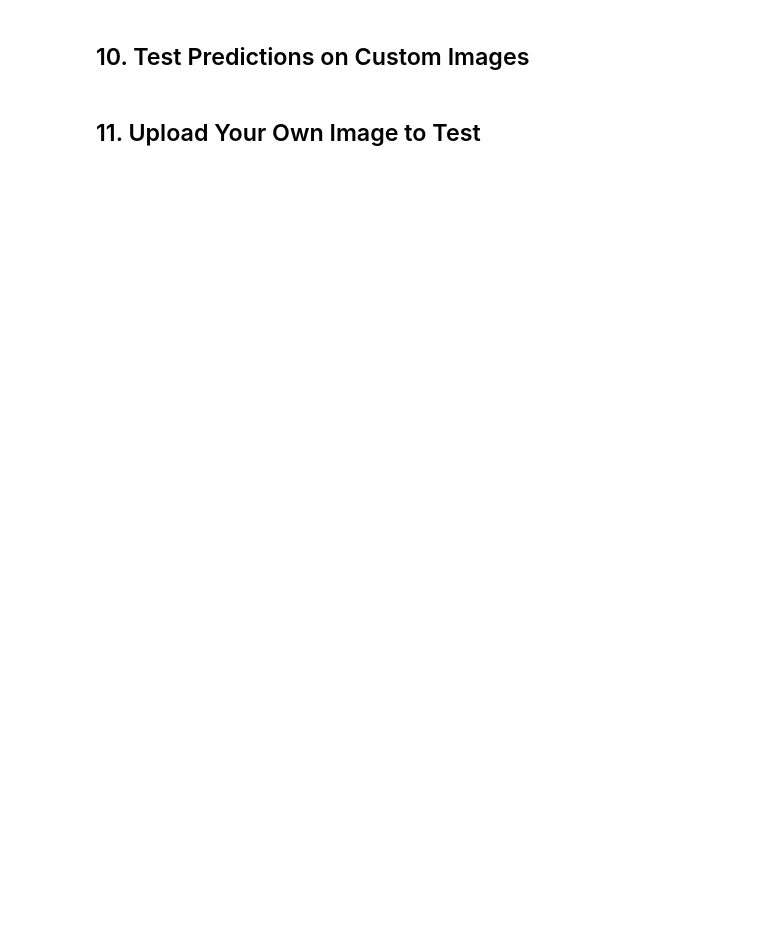
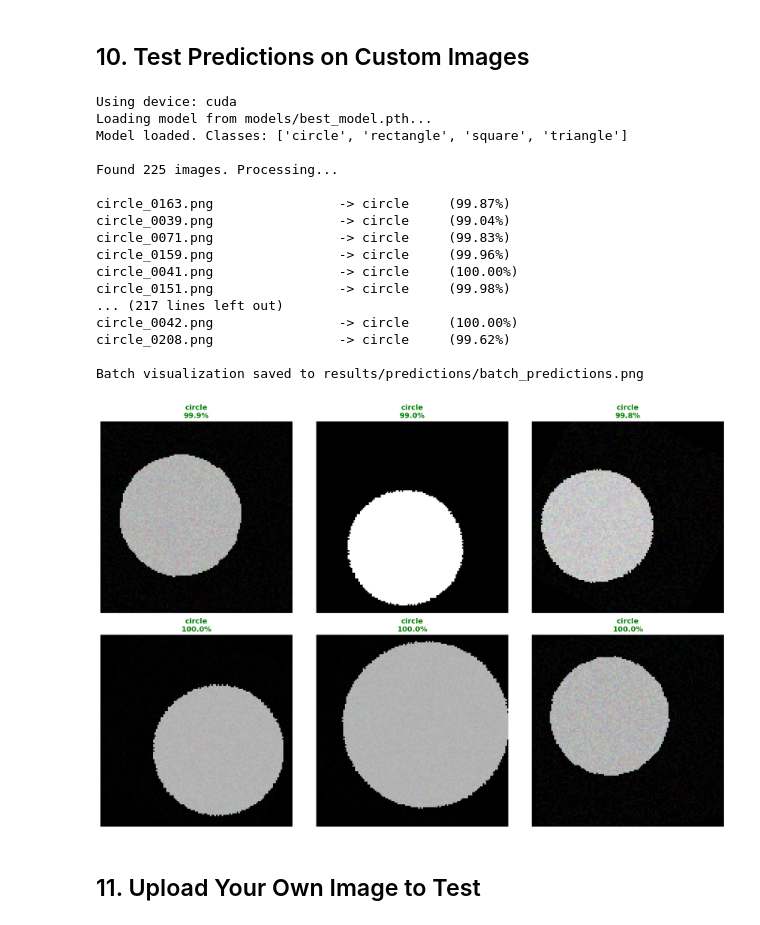
Before and after one commit to RadwanSusan/AI-shape-detector-model, a Jupyter notebook: shape_detector_colab.ipynb, the cells around one changed output. Saved outputs shown, nothing was run; the diff lists cells and outputs as text; code cells hidden in the pictures; blank space fills up the shorter version.

```diff
--- a/shape_detector_colab.ipynb
+++ b/shape_detector_colab.ipynb
@@ -97,11 +181,30 @@ display(IPImage(filename='../results/sample_predictions.png'))
 ## 10. Test Predictions on Custom Images
 # %%
 # Test on a few images from test set
-!python predict.py --dir ../data/test/circle --save
+!python predict.py --dir data/test/circle --save
 
 # Display results
 from IPython.display import Image as IPImage
-display(IPImage(filename='../results/predictions/batch_predictions.png'))
+display(IPImage(filename='results/predictions/batch_predictions.png'))
+# %% [output]
+Using device: cuda
+Loading model from models/best_model.pth...
+Model loaded. Classes: ['circle', 'rectangle', 'square', 'triangle']
+
+Found 225 images. Processing...
+
+circle_0163.png                -> circle     (99.87%)
+circle_0039.png                -> circle     (99.04%)
+circle_0071.png                -> circle     (99.83%)
+circle_0159.png                -> circle     (99.96%)
+circle_0041.png                -> circle     (100.00%)
+circle_0151.png                -> circle     (99.98%)
+... (217 lines left out)
+circle_0042.png                -> circle     (100.00%)
+circle_0208.png                -> circle     (99.62%)
+
+Batch visualization saved to results/predictions/batch_predictions.png
+[figure, added]
 # %% [markdown]
 ## 11. Upload Your Own Image to Test
 # %%
```
Also changed, not shown: parts of 13 cells of this notebook.
